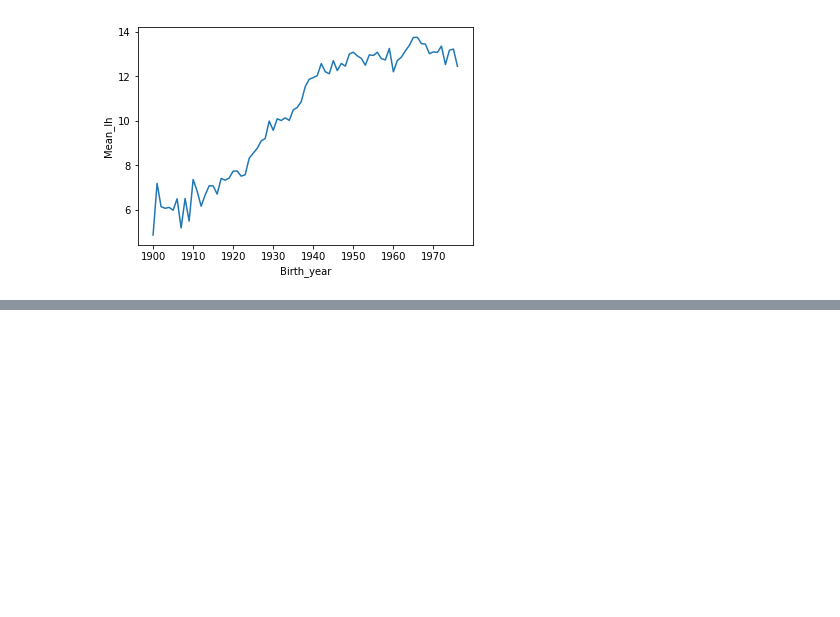
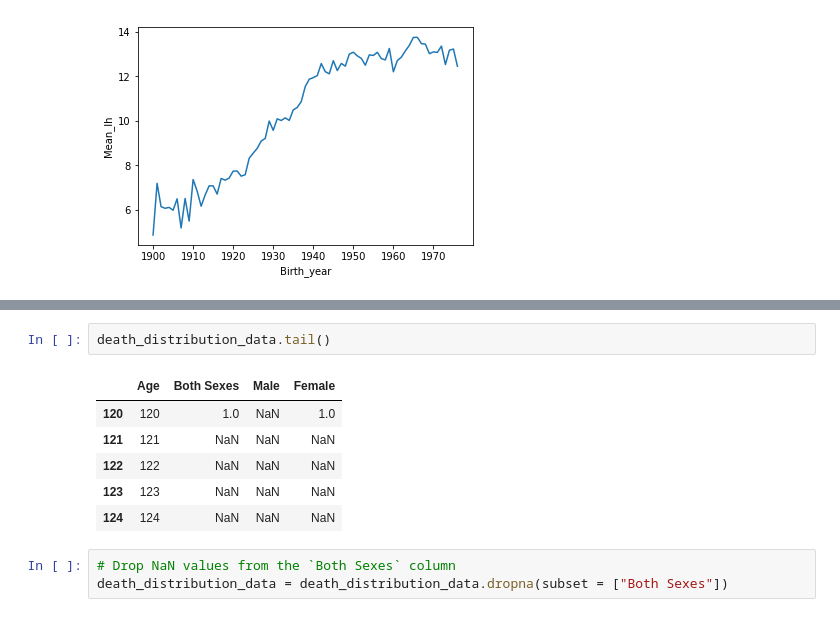
Before and after one commit to amebell/Young-mortality-of-left-handed-people, a Jupyter notebook: Notebook.ipynb, the cells around one changed output, grey strips where cells are left out. Saved outputs shown, nothing was run; the diff lists cells and outputs as text; blank space fills up the shorter version.

```diff
--- a/Notebook.ipynb
+++ b/Notebook.ipynb
@@ -232,0 +114,12 @@ The difference in average ages is -2.3 years.
+# %%
+death_distribution_data.tail()
+# %% [output]
+|  | Age | Both Sexes | Male | Female |
+| 120 | 120 | 1.0 | NaN | 1.0 |
+| 121 | 121 | NaN | NaN | NaN |
+| 122 | 122 | NaN | NaN | NaN |
+| 123 | 123 | NaN | NaN | NaN |
+| 124 | 124 | NaN | NaN | NaN |
+# %%
+# Drop NaN values from the `Both Sexes` column
+death_distribution_data = death_distribution_data.dropna(subset = ["Both Sexes"])
```
Also changed, not shown: parts of 39 cells of this notebook.
